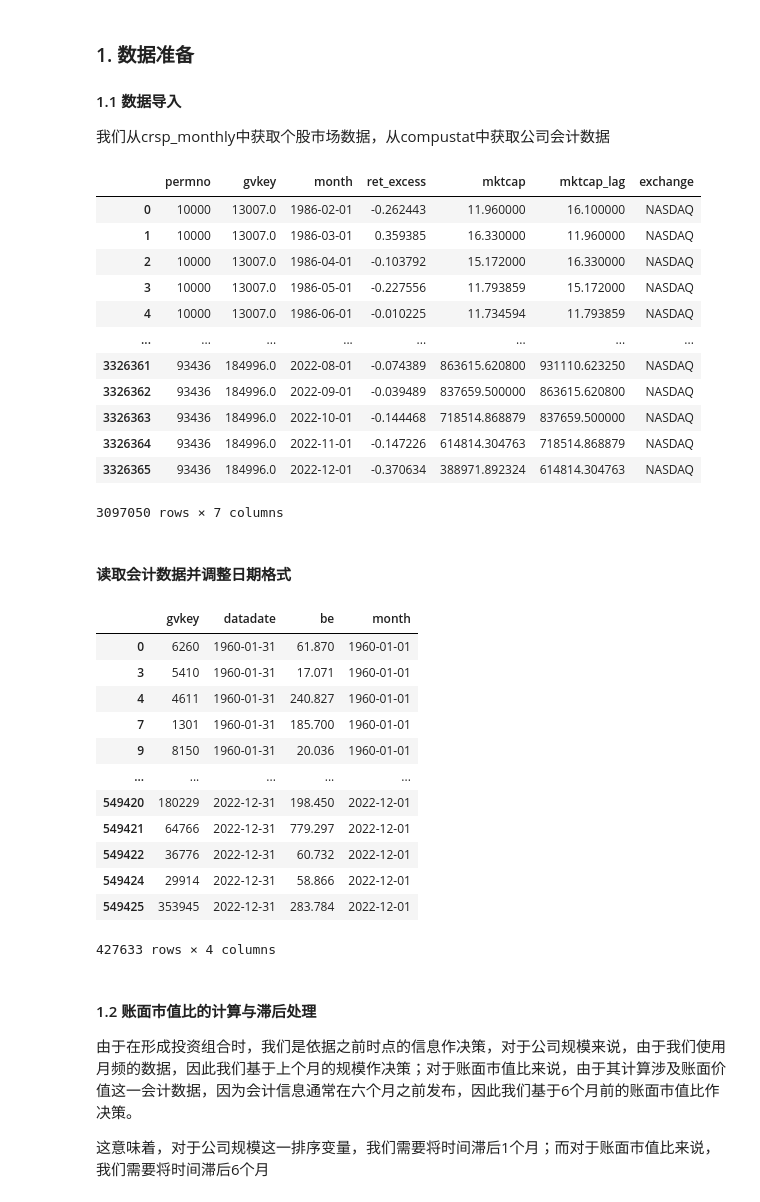
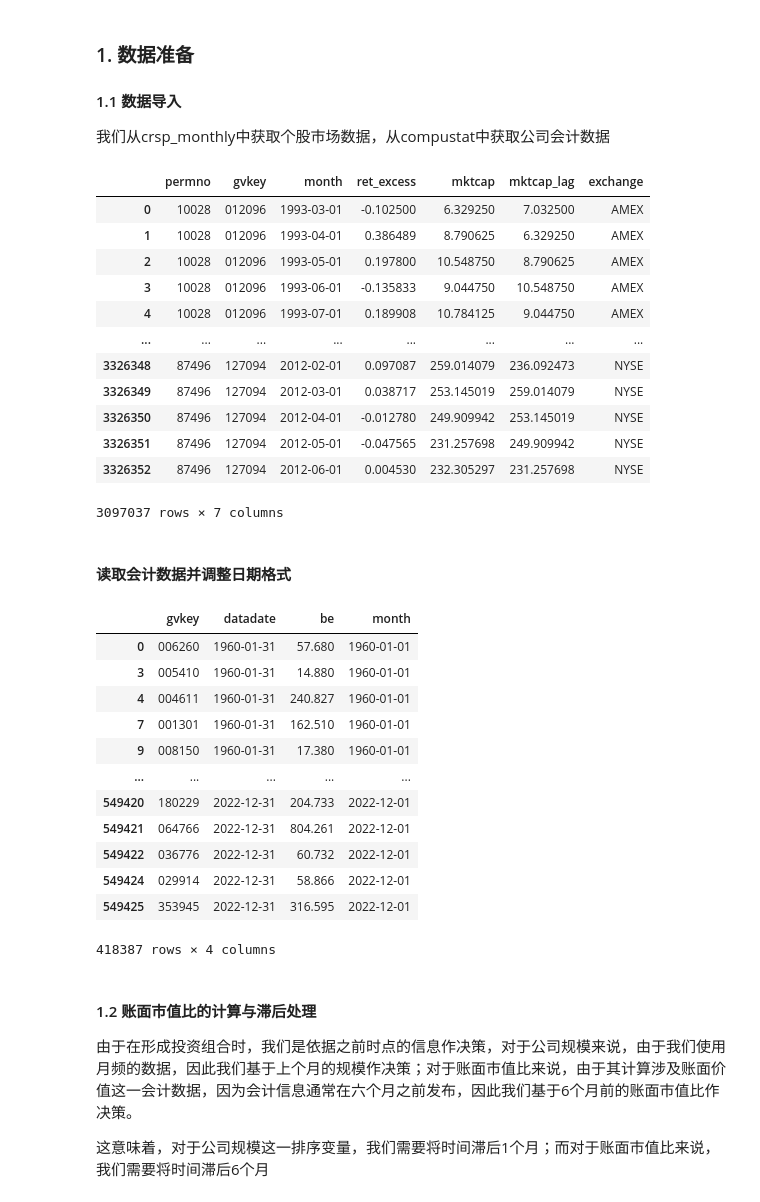
Before and after one commit to WHUFT/WHU_FinTech_Workshop, a Jupyter notebook: 10-研究方法学习班/15-Tidy Finance & Empirical Asset Pricing/05_Value_and_Bivariate_Sorts/week5_Value and Bivariate Sorts.ipynb, the cells around one changed output. Drawn from its saved outputs; the diff is of its cells as text; code cells hidden in the pictures.

```diff
--- a/10-研究方法学习班/15-Tidy Finance & Empirical Asset Pricing/05_Value_and_Bivariate_Sorts/week5_Value and Bivariate Sorts.ipynb
+++ b/10-研究方法学习班/15-Tidy Finance & Empirical Asset Pricing/05_Value_and_Bivariate_Sorts/week5_Value and Bivariate Sorts.ipynb
@@ -21,24 +21,23 @@ from itertools import product
 from joblib import Parallel, delayed, cpu_count
 # %%
 # 从数据库导入数据
-os.chdir(r'C:\Users\86183\Desktop\学习班')
-tidy_finance = sqlite3.connect(database="data/tidy_finance_python.sqlite")
+tidy_finance = sqlite3.connect(database="tidy_finance_python.sqlite")
 crsp_monthly = pd.read_sql_query(sql='SELECT permno, gvkey, month, ret_excess,mktcap, mktcap_lag, exchange FROM crsp_monthly',con=tidy_finance,parse_dates={'month'}).dropna()
 crsp_monthly
 # %% [output]
 |  | permno | gvkey | month | ret_excess | mktcap | mktcap_lag | exchange |
-| 0 | 10000 | 13007.0 | 1986-02-01 | -0.262443 | 11.960000 | 16.100000 | NASDAQ |
-| 1 | 10000 | 13007.0 | 1986-03-01 | 0.359385 | 16.330000 | 11.960000 | NASDAQ |
-| 2 | 10000 | 13007.0 | 1986-04-01 | -0.103792 | 15.172000 | 16.330000 | NASDAQ |
-| 3 | 10000 | 13007.0 | 1986-05-01 | -0.227556 | 11.793859 | 15.172000 | NASDAQ |
-| 4 | 10000 | 13007.0 | 1986-06-01 | -0.010225 | 11.734594 | 11.793859 | NASDAQ |
+| 0 | 10028 | 012096 | 1993-03-01 | -0.102500 | 6.329250 | 7.032500 | AMEX |
+| 1 | 10028 | 012096 | 1993-04-01 | 0.386489 | 8.790625 | 6.329250 | AMEX |
+| 2 | 10028 | 012096 | 1993-05-01 | 0.197800 | 10.548750 | 8.790625 | AMEX |
+| 3 | 10028 | 012096 | 1993-06-01 | -0.135833 | 9.044750 | 10.548750 | AMEX |
+| 4 | 10028 | 012096 | 1993-07-01 | 0.189908 | 10.784125 | 9.044750 | AMEX |
 | ... | ... | ... | ... | ... | ... | ... | ... |
-| 3326361 | 93436 | 184996.0 | 2022-08-01 | -0.074389 | 863615.620800 | 931110.623250 | NASDAQ |
-| 3326362 | 93436 | 184996.0 | 2022-09-01 | -0.039489 | 837659.500000 | 863615.620800 | NASDAQ |
-| 3326363 | 93436 | 184996.0 | 2022-10-01 | -0.144468 | 718514.868879 | 837659.500000 | NASDAQ |
-| 3326364 | 93436 | 184996.0 | 2022-11-01 | -0.147226 | 614814.304763 | 718514.868879 | NASDAQ |
-| 3326365 | 93436 | 184996.0 | 2022-12-01 | -0.370634 | 388971.892324 | 614814.304763 | NASDAQ |
+| 3326348 | 87496 | 127094 | 2012-02-01 | 0.097087 | 259.014079 | 236.092473 | NYSE |
+| 3326349 | 87496 | 127094 | 2012-03-01 | 0.038717 | 253.145019 | 259.014079 | NYSE |
+| 3326350 | 87496 | 127094 | 2012-04-01 | -0.012780 | 249.909942 | 253.145019 | NYSE |
+| 3326351 | 87496 | 127094 | 2012-05-01 | -0.047565 | 231.257698 | 249.909942 | NYSE |
+| 3326352 | 87496 | 127094 | 2012-06-01 | 0.004530 | 232.305297 | 231.257698 | NYSE |
-3097050 rows × 7 columns
+3097037 rows × 7 columns
 # %% [markdown]
 #### 读取会计数据并调整日期格式
 # %%
@@ -47,18 +46,18 @@ book_equity = (pd.read_sql_query(sql='SELECT gvkey, datadate, be FROM compustat'
 book_equity
 # %% [output]
 |  | gvkey | datadate | be | month |
-| 0 | 6260 | 1960-01-31 | 61.870 | 1960-01-01 |
-| 3 | 5410 | 1960-01-31 | 17.071 | 1960-01-01 |
-| 4 | 4611 | 1960-01-31 | 240.827 | 1960-01-01 |
-| 7 | 1301 | 1960-01-31 | 185.700 | 1960-01-01 |
-| 9 | 8150 | 1960-01-31 | 20.036 | 1960-01-01 |
+| 0 | 006260 | 1960-01-31 | 57.680 | 1960-01-01 |
+| 3 | 005410 | 1960-01-31 | 14.880 | 1960-01-01 |
+| 4 | 004611 | 1960-01-31 | 240.827 | 1960-01-01 |
+| 7 | 001301 | 1960-01-31 | 162.510 | 1960-01-01 |
+| 9 | 008150 | 1960-01-31 | 17.380 | 1960-01-01 |
 | ... | ... | ... | ... | ... |
-| 549420 | 180229 | 2022-12-31 | 198.450 | 2022-12-01 |
-| 549421 | 64766 | 2022-12-31 | 779.297 | 2022-12-01 |
-| 549422 | 36776 | 2022-12-31 | 60.732 | 2022-12-01 |
-| 549424 | 29914 | 2022-12-31 | 58.866 | 2022-12-01 |
-| 549425 | 353945 | 2022-12-31 | 283.784 | 2022-12-01 |
+| 549420 | 180229 | 2022-12-31 | 204.733 | 2022-12-01 |
+| 549421 | 064766 | 2022-12-31 | 804.261 | 2022-12-01 |
+| 549422 | 036776 | 2022-12-31 | 60.732 | 2022-12-01 |
+| 549424 | 029914 | 2022-12-31 | 58.866 | 2022-12-01 |
+| 549425 | 353945 | 2022-12-31 | 316.595 | 2022-12-01 |
-427633 rows × 4 columns
+418387 rows × 4 columns
 # %% [markdown]
 #### 1.2 账面市值比的计算与滞后处理
 由于在形成投资组合时，我们是依据之前时点的信息作决策，对于公司规模来说，由于我们使用月频的数据，因此我们基于上个月的规模作决策；对于账面市值比来说，由于其计算涉及账面价值这一会计数据，因为会计信息通常在六个月之前发布，因此我们基于6个月前的账面市值比作决策。
```
Also changed, not shown: parts of 12 cells of this notebook.
